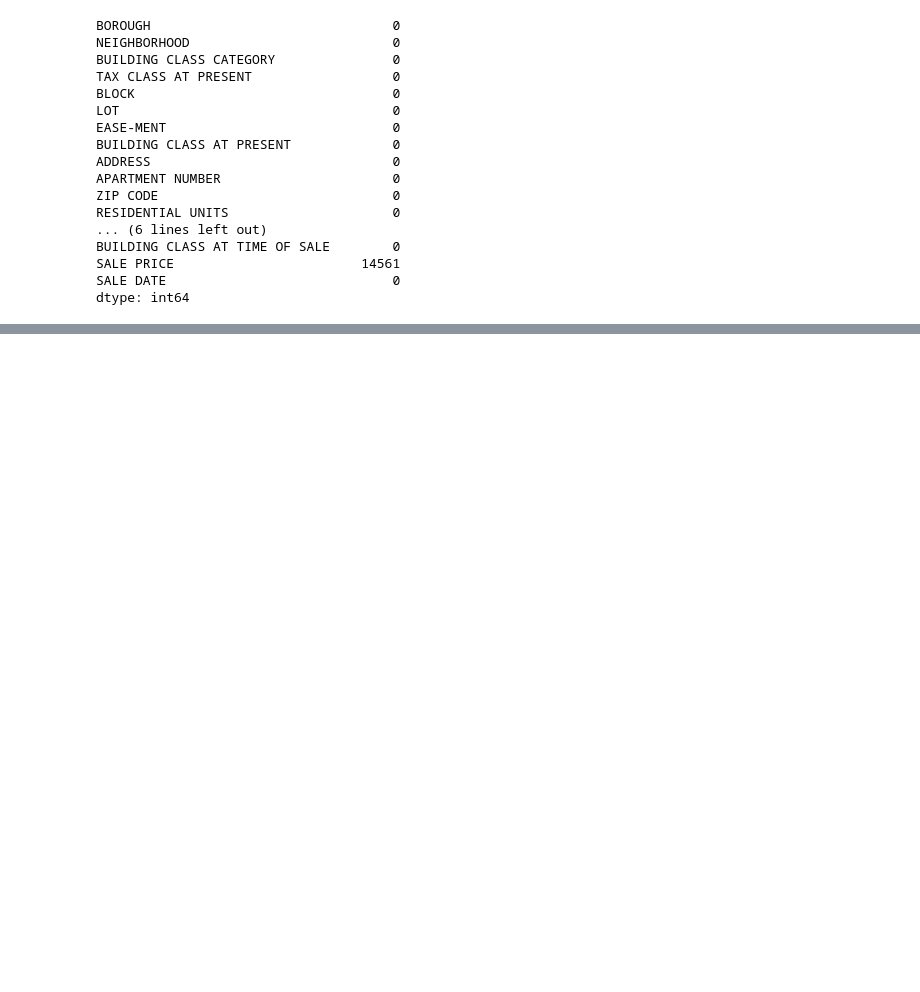
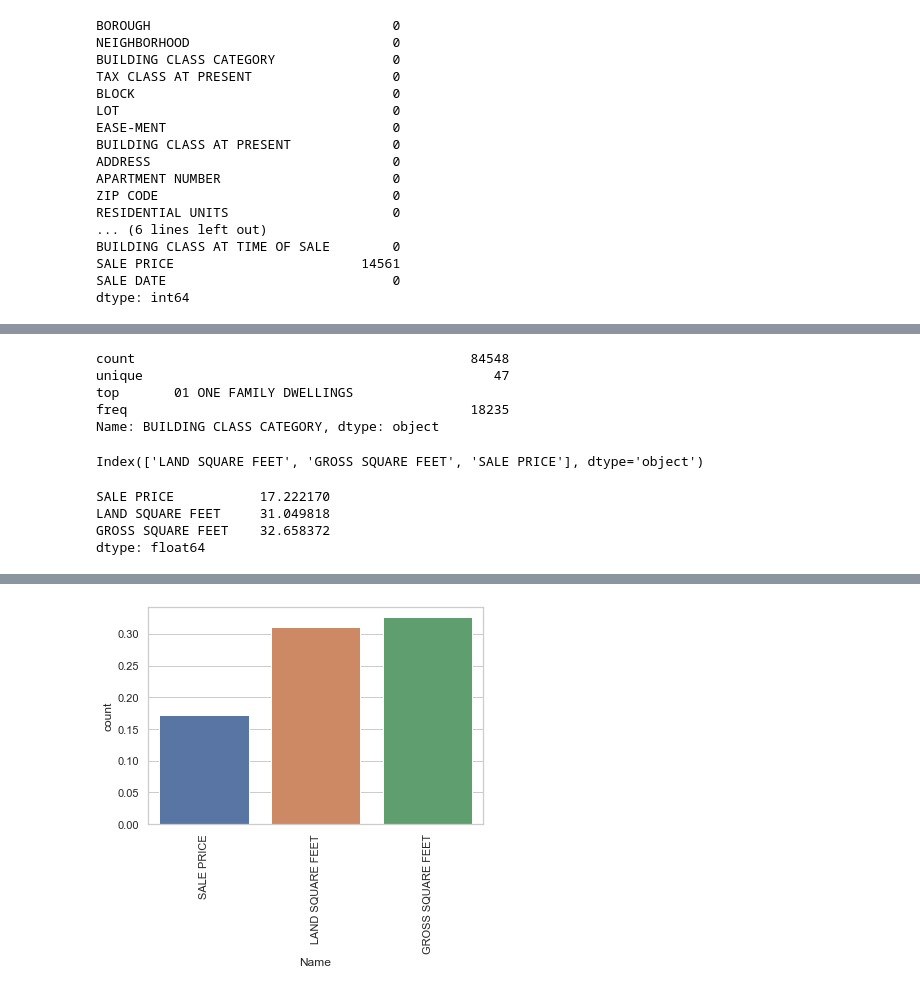
Before and after one commit to dioufism/nyc_project_sales, a Jupyter notebook: nyc-project sales.ipynb, the cells around one changed output, grey strips where cells are left out. Drawn from its saved outputs; the diff is of its cells as text; code cells hidden in the pictures; blank space fills up the shorter version.

```diff
--- a/nyc-project sales.ipynb
+++ b/nyc-project sales.ipynb
@@ -119,0 +246,8 @@ dtype: int64
+# %%
+df['BUILDING CLASS CATEGORY'].describe()
+# %% [output]
+count                                           84548
+unique                                             47
+top       01 ONE FAMILY DWELLINGS
+freq                                            18235
+Name: BUILDING CLASS CATEGORY, dtype: object
@@ -119,0 +259,25 @@ dtype: int64
+# %%
+#columns with the missing values
+df.columns[df.isnull().any()]
+# %% [output]
+Index(['LAND SQUARE FEET', 'GROSS SQUARE FEET', 'SALE PRICE'], dtype='object')
+# %%
+#percentage of the missing values
+#sale price  >>  17%
+#LAND SQUARE FEET >> 31%
+# GROSS SQUARE FEET >> 32%
+df_missing = (df.isnull().sum()/ len(df) ) * 100
+df_missing = df_missing[df_missing > 0]
+df_missing.sort_values(inplace=True)
+df_missing
+# %% [output]
+SALE PRICE           17.222170
+LAND SQUARE FEET     31.049818
+GROSS SQUARE FEET    32.658372
+dtype: float64
+# %%
+sb.set(style='whitegrid',color_codes=True)
+sb.barplot(x='Name', y='count',data=miss)
+plt.xticks(rotation=90)
+sb
+# %% [output]
@@ -119,0 +285 @@ dtype: int64
+[figure, added]
```
Also changed, not shown: parts of 24 cells of this notebook.
